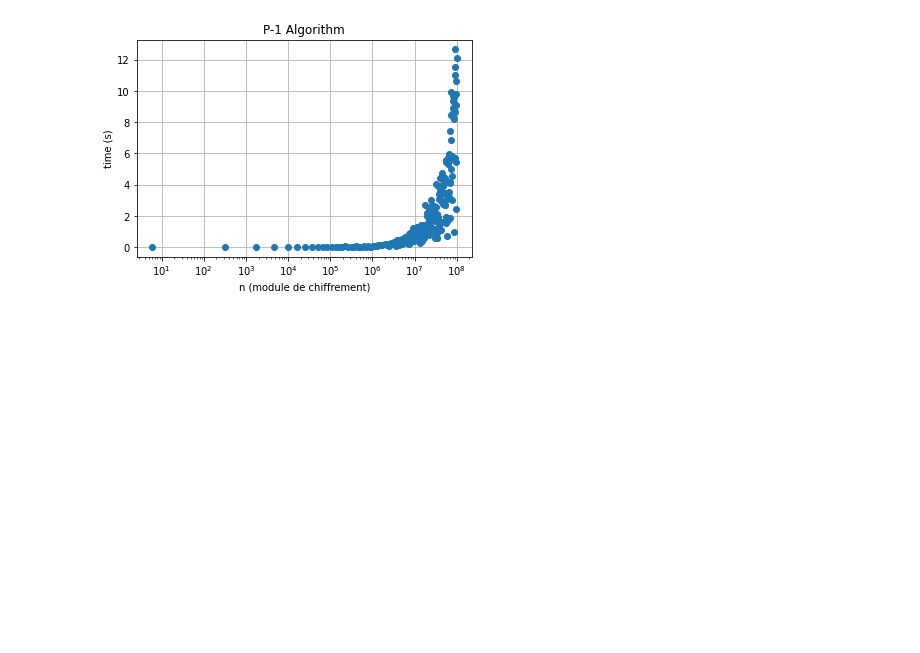
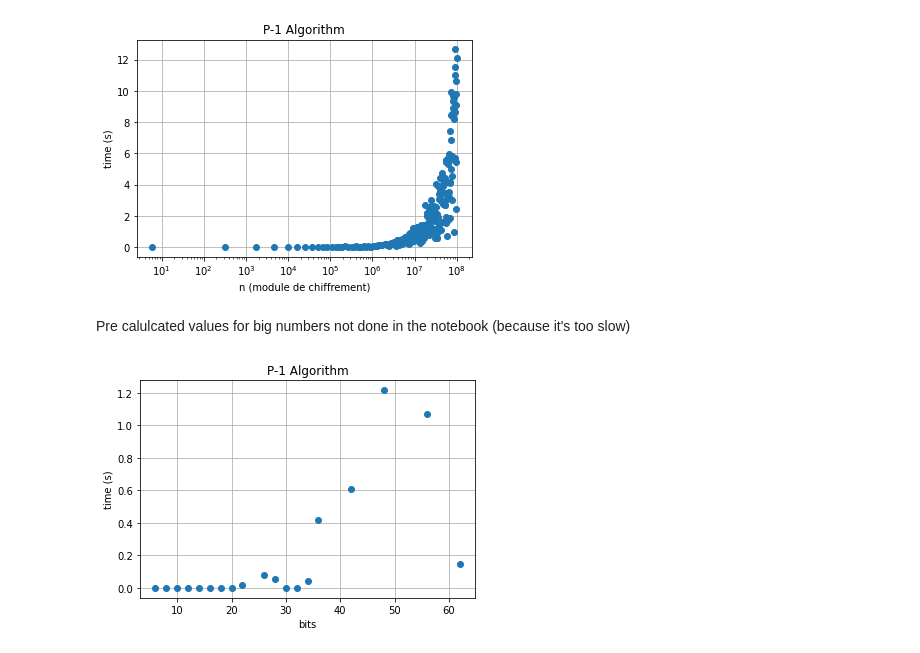
Before and after one commit to matiboux/epita-s6-fmsi, a Jupyter notebook: Notebook.ipynb, the cells around one changed output. Drawn from its saved outputs; the diff is of its cells as text; code cells hidden in the pictures; blank space fills up the shorter version.

Commit message:
added big number

```diff
--- a/Notebook.ipynb
+++ b/Notebook.ipynb
@@ -405,3 +423,20 @@ plt.xscale("log")
 plt.show()
 # %% [output]
 [figure]
+# %% [markdown]
+Pre calulcated values for big numbers not done in the notebook (because it's too slow)
+# %%
+bits_p_1 = [6, 8, 10, 12, 14, 16, 18, 20, 22, 26, 28, 30, 32, 34, 36, 42, 48, 56, 62]
+time_p_1 =  [0.0, 0.0, 0.0, 0.0, 0.0, 0.0, 0.0, 0.0001, 0.02, 0.0815, 0.052, 0.0011, 0.0013, 0.0409, 0.4159, 0.6083, 1.2154, 1.0691, 0.1458]
+# %%
+fig, p_1 = plt.subplots()
+p_1.plot(bits_p_1, time_p_1,'o')
+
+p_1.set(xlabel='bits', ylabel='time (s)',
+       title='P-1 Algorithm')
+p_1.grid()
+
+#fig.savefig("test.png")
+plt.show()
+# %% [output]
+[figure, added]
```
Also changed, not shown: parts of 11 cells of this notebook.
